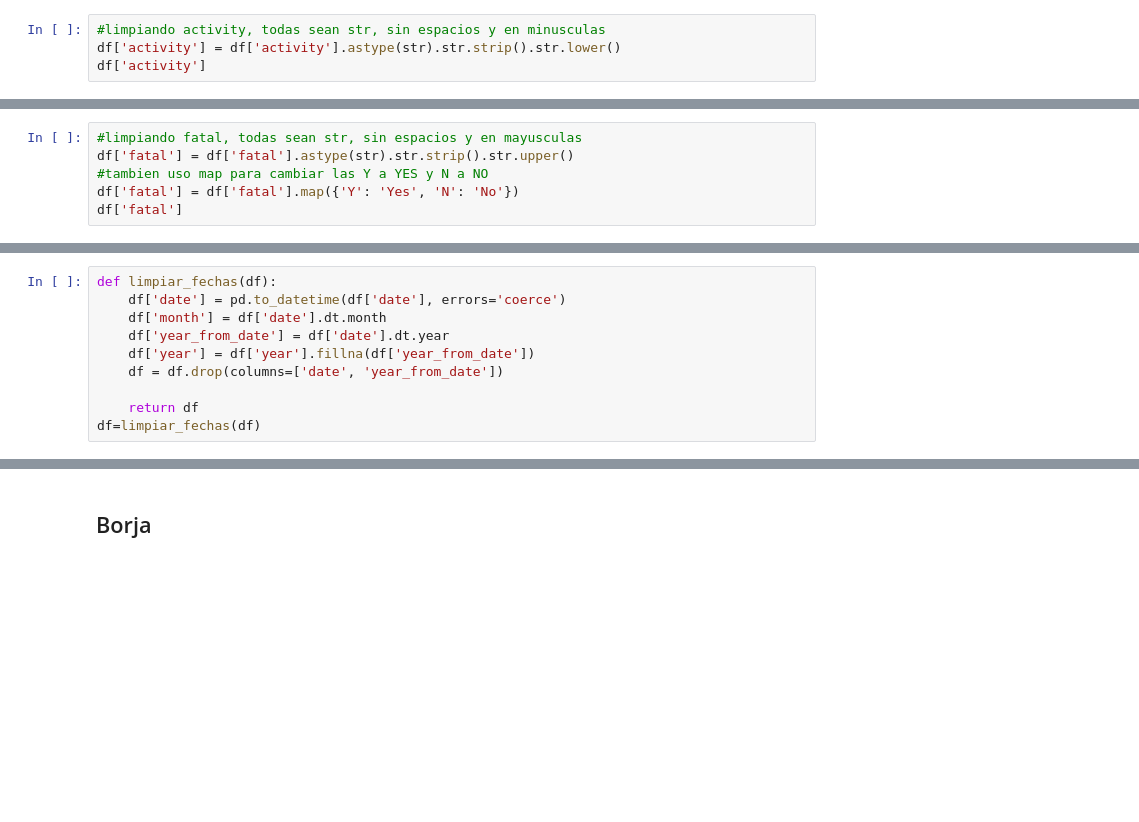
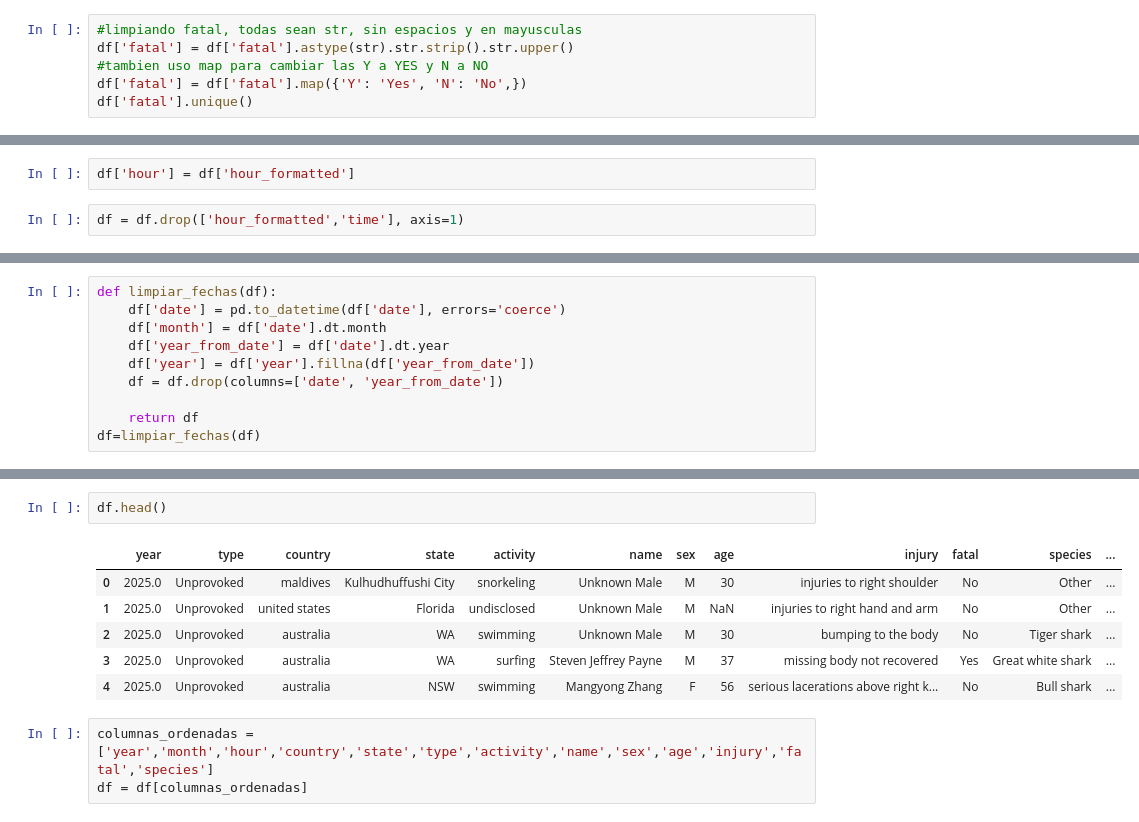
Before and after one commit to BorjaMendi/shark_attacks, a Jupyter notebook: tiburones.ipynb, the cells around one changed output, grey strips where cells are left out. Drawn from its saved outputs; the diff is of its cells as text; blank space fills up the shorter version.

```diff
--- a/tiburones.ipynb
+++ b/tiburones.ipynb
@@ -207,5 +386,7 @@ Name: state, Length: 7012, dtype: object
 # %%
-#limpiando activity, todas sean str, sin espacios y en minusculas
-df['activity'] = df['activity'].astype(str).str.strip().str.lower()
-df['activity']
+#limpiando fatal, todas sean str, sin espacios y en mayusculas
+df['fatal'] = df['fatal'].astype(str).str.strip().str.upper()
+#tambien uso map para cambiar las Y a YES y N a NO
+df['fatal'] = df['fatal'].map({'Y': 'Yes', 'N': 'No',})
+df['fatal'].unique()
 # %% [output]
@@ -241,6 +393,0 @@ Name: injury, Length: 7012, dtype: object
-# %%
-#limpiando fatal, todas sean str, sin espacios y en mayusculas
-df['fatal'] = df['fatal'].astype(str).str.strip().str.upper()
-#tambien uso map para cambiar las Y a YES y N a NO
-df['fatal'] = df['fatal'].map({'Y': 'Yes', 'N': 'No'})
-df['fatal']
@@ -312 +446,5 @@ nan:00    3772
 Name: count, dtype: int64
+# %%
+df['hour'] = df['hour_formatted']
+# %%
+df = df.drop(['hour_formatted','time'], axis=1)
@@ -392,2 +557,12 @@ df['age'] = df['age'].replace(r'^\s*$', np.nan, regex=True)
-# %% [markdown]
-## Borja
+# %%
+df.head()
+# %% [output]
+|  | year | type | country | state | activity | name | sex | age | injury | fatal | species | ... |
+| 0 | 2025.0 | Unprovoked | maldives | Kulhudhuffushi City | snorkeling | Unknown Male | M | 30 | injuries to right shoulder | No | Other | ... |
+| 1 | 2025.0 | Unprovoked | united states | Florida | undisclosed | Unknown Male | M | NaN | injuries to right hand and arm | No | Other | ... |
+| 2 | 2025.0 | Unprovoked | australia | WA | swimming | Unknown Male | M | 30 | bumping to the body | No | Tiger shark | ... |
+| 3 | 2025.0 | Unprovoked | australia | WA | surfing | Steven Jeffrey Payne | M | 37 | missing body not recovered | Yes | Great white shark | ... |
+| 4 | 2025.0 | Unprovoked | australia | NSW | swimming | Mangyong Zhang | F | 56 | serious lacerations above right k... | No | Bull shark | ... |
+# %%
+columnas_ordenadas = ['year','month','hour','country','state','type','activity','name','sex','age','injury','fatal','species']
+df = df[columnas_ordenadas]
```
Also changed, not shown: parts of 22 cells of this notebook.
